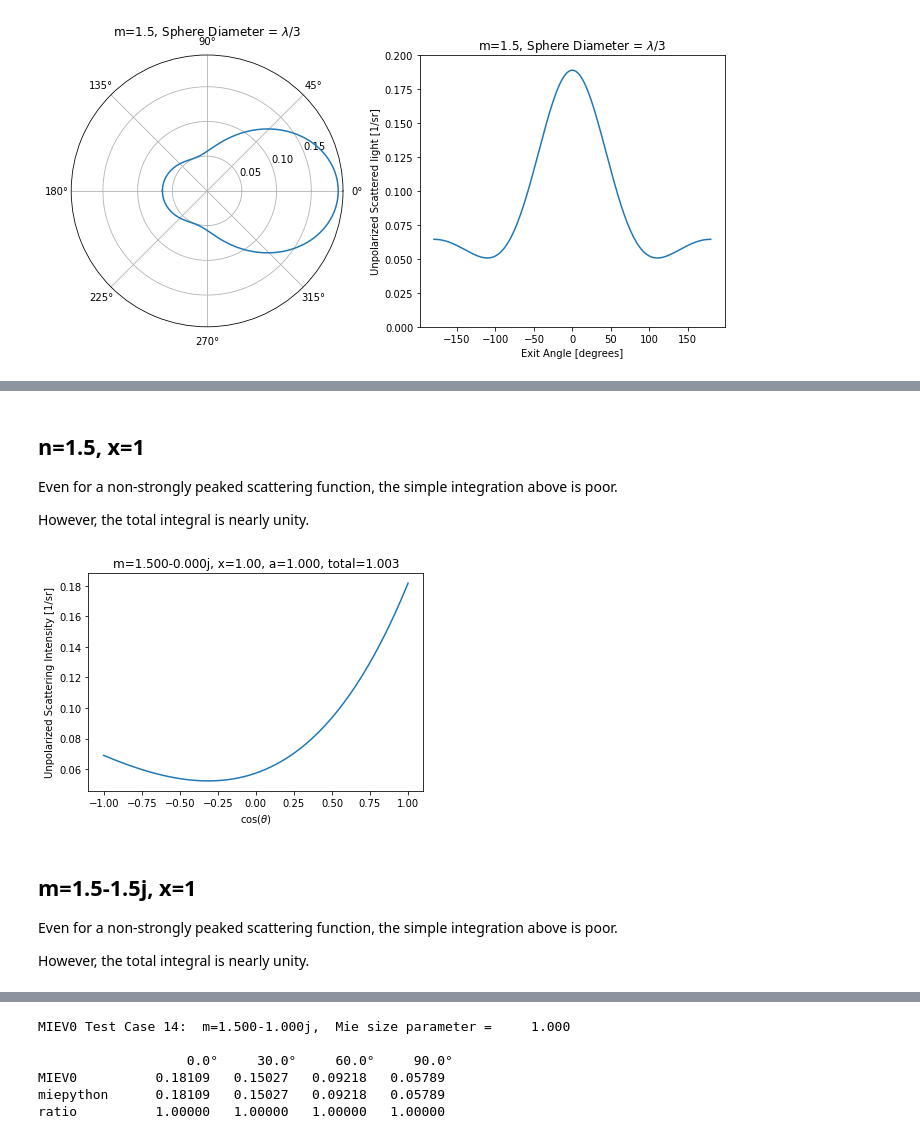
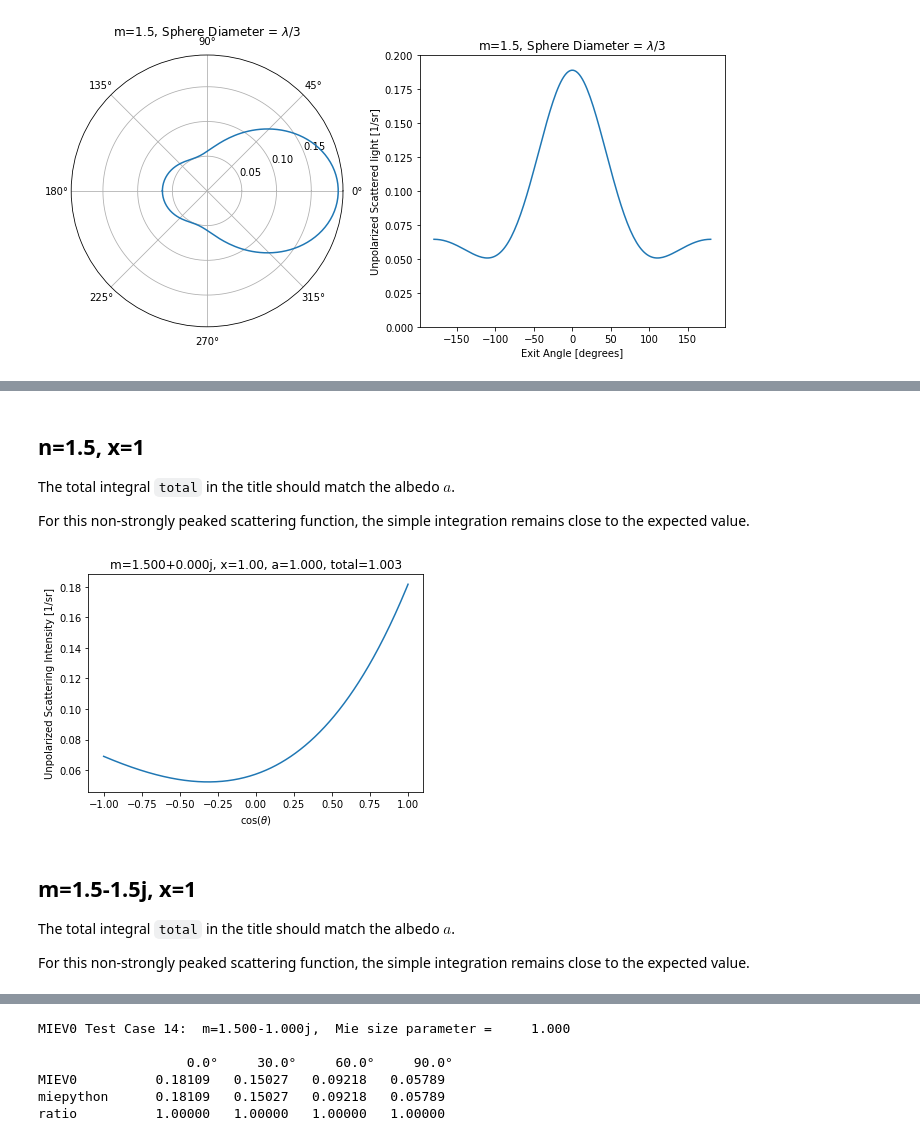
Before and after one commit to scottprahl/miepython, a Jupyter notebook: doc/03_angular_scattering.ipynb, the cells around one changed output, grey strips where cells are left out. Drawn from its saved outputs; the diff is of its cells as text; code cells hidden in the pictures.

```diff
--- a/doc/03_angular_scattering.ipynb
+++ b/doc/03_angular_scattering.ipynb
@@ -166,32 +183,34 @@ plt.show()
 # %% [markdown]
 ## n=1.5, x=1
-Even for a non-strongly peaked scattering function, the simple integration above is poor.
 
-However, the total integral is nearly unity.
+The total integral `total` in the title should match the albedo $a$.
+
+For this non-strongly peaked scattering function, the simple integration remains close to the expected value.
 # %%
 m = 1.5
 x = 1
 mu = np.linspace(-1,1,501)
 intensity = mp.i_unpolarized(m,x,mu)
 qext, qsca, qback, g = mp.mie(m,x)
 a = qsca/qext
 
 #integrate over all angles
 dmu = mu[1] - mu[0]
 total = 2 * np.pi * dmu * np.sum(intensity)
 
 plt.plot(mu,intensity)
 plt.xlabel(r'$\cos(\theta)$')
 plt.ylabel('Unpolarized Scattering Intensity [1/sr]')
-plt.title('m=%.3f-%.3fj, x=%.2f, a=%.3f, total=%.3f'%(m.real,m.imag,x,a, total))
+plt.title('m=%.3f%+.3fj, x=%.2f, a=%.3f, total=%.3f'%(m.real,m.imag,x,a, total))
 plt.show()
 # %% [output]
-[figure, old version]
+[figure, new version]
 # %% [markdown]
 ## m=1.5-1.5j, x=1
-Even for a non-strongly peaked scattering function, the simple integration above is poor.
 
-However, the total integral is nearly unity.
+The total integral `total` in the title should match the albedo $a$.
+
+For this non-strongly peaked scattering function, the simple integration remains close to the expected value.
 # %%
 m = 1.5 - 1.5j
 x = 1
```
Also changed, not shown: parts of 20 cells of this notebook.
